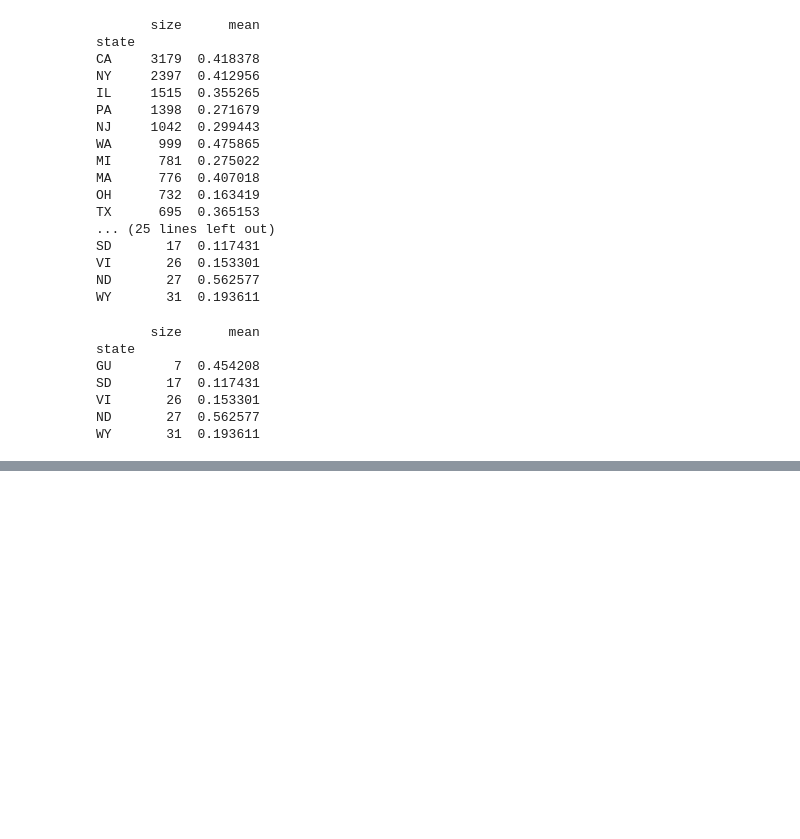
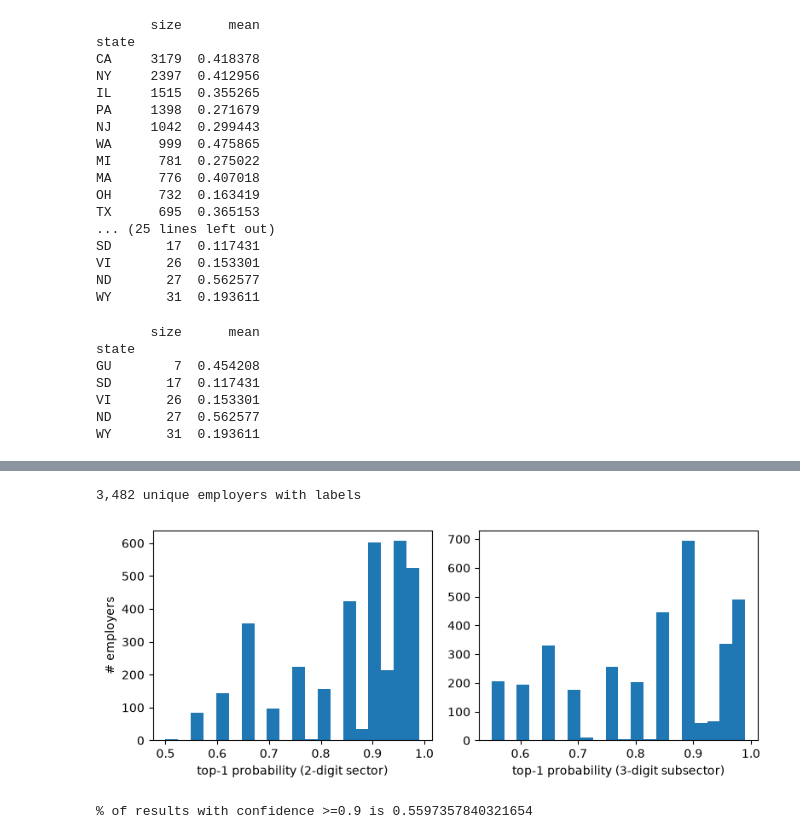
Before and after one commit to peishi/union-elections-modeling, a Jupyter notebook: modeling/eda.ipynb, the cells around one changed output, grey strips where cells are left out. Saved outputs shown, nothing was run; the diff lists cells and outputs as text; code cells hidden in the pictures; blank space fills up the shorter version.

```diff
--- a/modeling/eda.ipynb
+++ b/modeling/eda.ipynb
@@ -525,0 +521,51 @@ WY       31  0.193611
+# %%
+import json
+
+with duckdb.connect("../data/union_elections.duckdb", read_only=True) as con:
+    labs = con.execute(
+        """
+        SELECT employer_name, naics_2, naics_3, llm_to_naics
+        FROM analytical_elections
+        WHERE naics_2 IS NOT NULL AND naics_3 IS NOT NULL
+        """
+    ).fetchdf()
+
+
+def _parse(s):
+    try:
+        return json.loads(s)
+    except (TypeError, ValueError):
+        return None
+
+
+# Labels are identical across an employer's elections, so keep one row each.
+labs = labs.drop_duplicates(subset=["employer_name"]).copy()
+labs["naics_2_parsed"] = labs["naics_2"].map(_parse)
+labs["naics_3_parsed"] = labs["naics_3"].map(_parse)
+labs["naics_2_top"] = labs["naics_2_parsed"].map(
+    lambda x: x[0]["probability"] if x else np.nan
+)
+labs["naics_3_top"] = labs["naics_3_parsed"].map(
+    lambda x: x[0]["probability"] if x else np.nan
+)
+labs["naics_2_code"] = labs["naics_2_parsed"].map(
+    lambda x: x[0]["code"] if x else None
+)
+
+print(f"{len(labs):,} unique employers with labels")
+
+fig, axes = plt.subplots(1, 2, figsize=(8, 3.2))
+axes[0].hist(labs["naics_2_top"], bins=20)
+axes[0].set_xlabel("top-1 probability (2-digit sector)")
+axes[0].set_ylabel("# employers")
+axes[1].hist(labs["naics_3_top"], bins=20)
+axes[1].set_xlabel("top-1 probability (3-digit subsector)")
+plt.tight_layout()
+plt.show()
+
+thres = 0.9
+print(f"% of results with confidence >={thres} is {sum(labs['naics_2_top'] >= thres)/len(labs)}")
+# %% [output]
+3,482 unique employers with labels
+[figure, added]
+% of results with confidence >=0.9 is 0.5597357840321654
```
Also changed, not shown: parts of 4 cells of this notebook, 2 other files.
